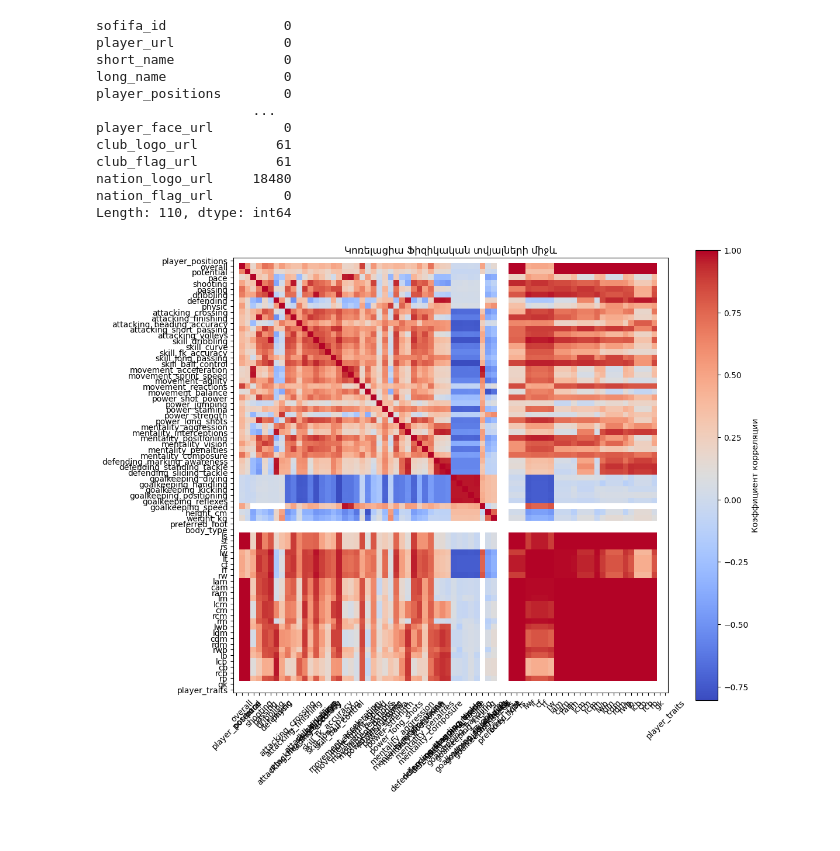
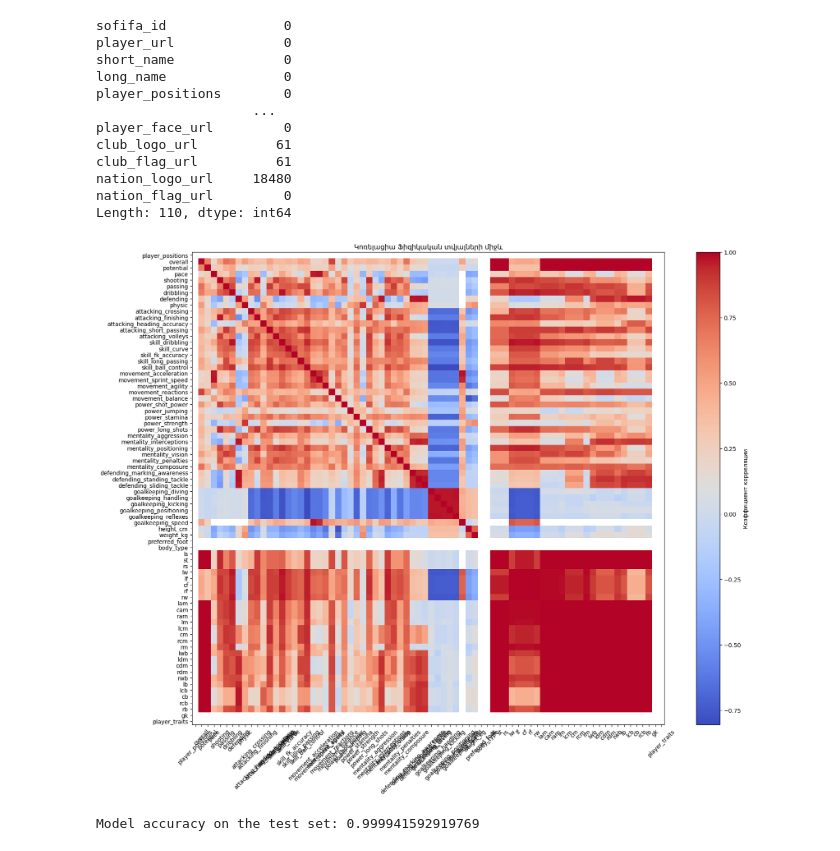
Before and after one commit to Davitestro/Match, a Jupyter notebook: Main.ipynb, the cells around one changed output. Drawn from its saved outputs; the diff is of its cells as text; code cells hidden in the pictures.

```diff
--- a/Main.ipynb
+++ b/Main.ipynb
@@ -59,16 +63,46 @@ Length: 110, dtype: int64
 # %%
 selected_data = data[jsonObj['stats']]
 
 selected_data = selected_data.apply(pd.to_numeric, errors='coerce')
 
 corr_matrix = selected_data.corr()
 
-plt.figure(figsize=(12, 10))
+plt.figure(figsize=(20, 15))
 plt.imshow(corr_matrix, cmap='coolwarm', interpolation='nearest')
 plt.colorbar(label='Коэффициент корреляции')
 plt.xticks(range(len(corr_matrix)), corr_matrix.columns, rotation=45)
 plt.yticks(range(len(corr_matrix)), corr_matrix.columns)
 plt.title('Կոռելացիա Ֆիզիկական տվյալների միջև')
 plt.show()
 # %% [output]
-[figure, old version]
+[figure, new version]
+# %%
+# Combine selected features from JSON categories
+selected_features = []
+for category, features in jsonObj.items():
+    selected_features.extend(features)
+
+# Split data into features (X) and target (y)
+X = data[selected_features]
+y = data['overall']
+
+# Separate categorical and numerical features
+categorical_features = X.select_dtypes(include=['object']).columns.tolist()
+numeric_features = X.select_dtypes(include=['int64', 'float64']).columns.tolist()
+
+# Target encode high-cardinality categorical variables
+target_encoder = TargetEncoder()
+X[categorical_features] = target_encoder.fit_transform(X[categorical_features], y)
+
+# Train-test split
+X_train, X_test, y_train, y_test = train_test_split(X, y, test_size=0.2, random_state=42)
+
+# Train RandomForestRegressor model
+model = RandomForestRegressor(n_estimators=100, random_state=42)
+model.fit(X_train, y_train)
+
+# Evaluate the model on the testing set
+accuracy = model.score(X_test, y_test)
+print("Model accuracy on the test set:", accuracy)
+# %% [output]
+Model accuracy on the test set: 0.999941592919769
```
Also changed, not shown: parts of 2 cells of this notebook, 1 other file.
